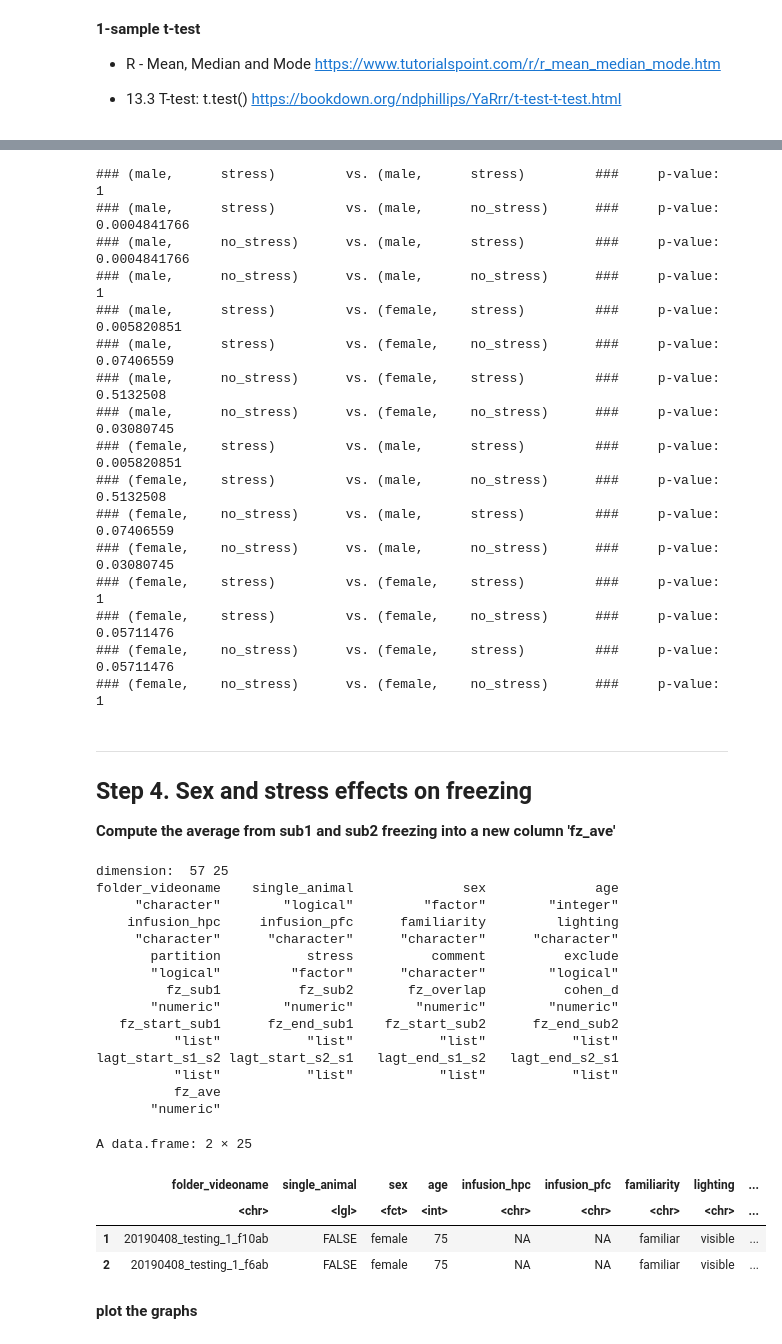
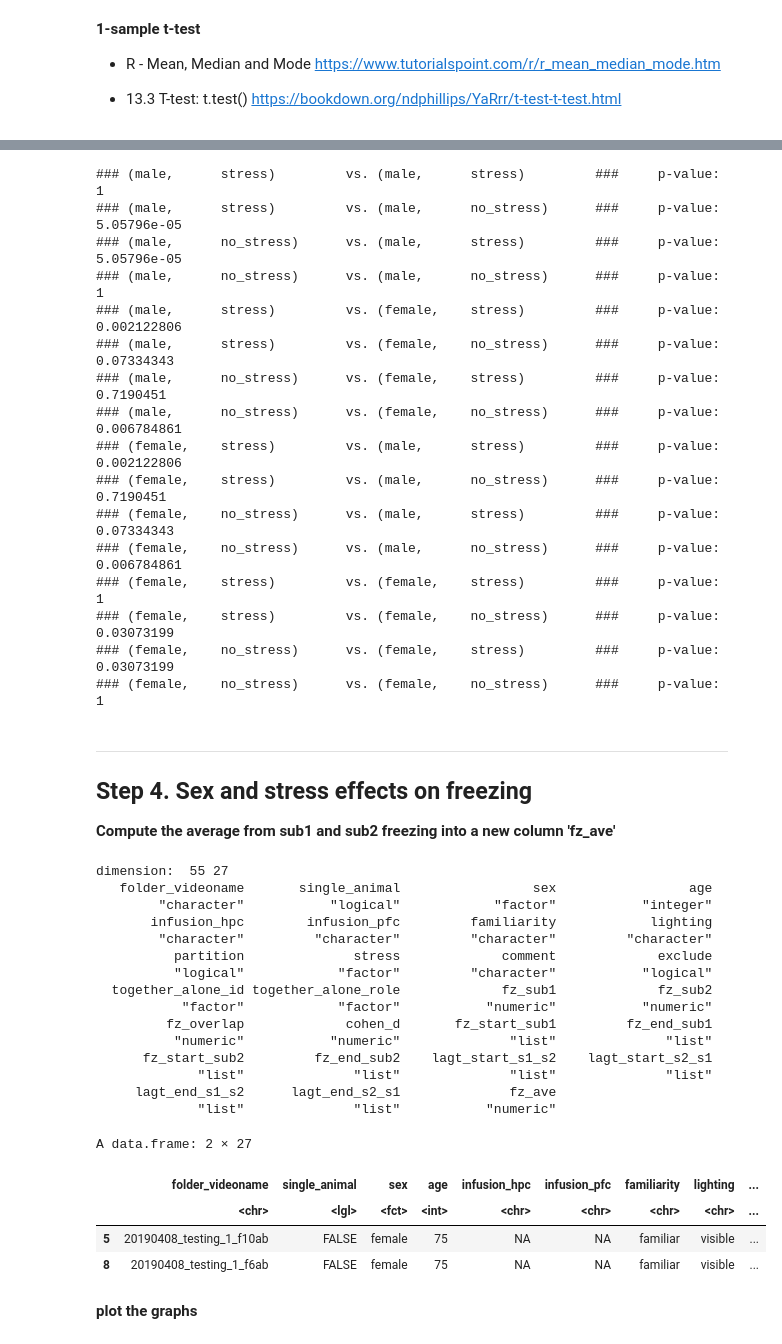
Before and after one commit to wataruito/synchro_freeze, a Jupyter notebook: 03r_analysis.ipynb, the cells around one changed output, grey strips where cells are left out. Drawn from its saved outputs; the diff is of its cells as text; code cells hidden in the pictures.

```diff
--- a/03r_analysis.ipynb
+++ b/03r_analysis.ipynb
@@ -555,7 +557,7 @@ two_sample_t_test <- function(df.input, y_col, xa1_col, xa1_value, xa2_col, xa2_
     temp.b = df.input[,y][df.input[,xb1]==xb1_value & df.input[,xb2]==xb2_value]
 
     cat(paste0('### (',xa1_value,", \t",xa2_value, ") \tvs. (", xb1_value, ", \t", xb2_value, ") \t###\t"))
-    temp.test <- t.test(temp.a, temp.b)
+    temp.test <- t.test(temp.a, temp.b, var.equal = TRUE)
     cat("p-value: ",temp.test[["p.value"]],"\n")
     # detailed information
     #print(temp.test)
@@ -571,20 +573,20 @@ for (sex1 in c("male", "female")){
 }}}}
 # %% [output]
 ### (male,      stress)         vs. (male,      stress)         ###     p-value:  1
-### (male,      stress)         vs. (male,      no_stress)      ###     p-value:  0.0004841766
-### (male,      no_stress)      vs. (male,      stress)         ###     p-value:  0.0004841766
+### (male,      stress)         vs. (male,      no_stress)      ###     p-value:  5.05796e-05
+### (male,      no_stress)      vs. (male,      stress)         ###     p-value:  5.05796e-05
 ### (male,      no_stress)      vs. (male,      no_stress)      ###     p-value:  1
-### (male,      stress)         vs. (female,    stress)         ###     p-value:  0.005820851
-### (male,      stress)         vs. (female,    no_stress)      ###     p-value:  0.07406559
-### (male,      no_stress)      vs. (female,    stress)         ###     p-value:  0.5132508
-### (male,      no_stress)      vs. (female,    no_stress)      ###     p-value:  0.03080745
-### (female,    stress)         vs. (male,      stress)         ###     p-value:  0.005820851
-### (female,    stress)         vs. (male,      no_stress)      ###     p-value:  0.5132508
-### (female,    no_stress)      vs. (male,      stress)         ###     p-value:  0.07406559
-### (female,    no_stress)      vs. (male,      no_stress)      ###     p-value:  0.03080745
+### (male,      stress)         vs. (female,    stress)         ###     p-value:  0.002122806
+### (male,      stress)         vs. (female,    no_stress)      ###     p-value:  0.07334343
+### (male,      no_stress)      vs. (female,    stress)         ###     p-value:  0.7190451
+### (male,      no_stress)      vs. (female,    no_stress)      ###     p-value:  0.006784861
+### (female,    stress)         vs. (male,      stress)         ###     p-value:  0.002122806
+### (female,    stress)         vs. (male,      no_stress)      ###     p-value:  0.7190451
+### (female,    no_stress)      vs. (male,      stress)         ###     p-value:  0.07334343
+### (female,    no_stress)      vs. (male,      no_stress)      ###     p-value:  0.006784861
 ### (female,    stress)         vs. (female,    stress)         ###     p-value:  1
-### (female,    stress)         vs. (female,    no_stress)      ###     p-value:  0.05711476
-### (female,    no_stress)      vs. (female,    stress)         ###     p-value:  0.05711476
+### (female,    stress)         vs. (female,    no_stress)      ###     p-value:  0.03073199
+### (female,    no_stress)      vs. (female,    stress)         ###     p-value:  0.03073199
 ### (female,    no_stress)      vs. (female,    no_stress)      ###     p-value:  1
 # %% [markdown]
 ---
@@ -593,30 +595,36 @@ for (sex1 in c("male", "female")){
 # %%
 df.set1['fz_ave'] = (df.set1['fz_sub1'] + df.set1['fz_sub2']) / 2
 
 #######################################
 # Display summary
 dis_summary(df.set1)
+
+# Output data frame as well as Excel file (not included columns of list)
+df.input = df.set1
+path = "C:/Users/User/Dropbox/Jupyter/wataru/synchro_freeze"
+base= "data_set1"
+save_files(df.input,path,base)
 # %% [output]
-dimension:  57 25
-folder_videoname    single_animal              sex              age
-     "character"        "logical"         "factor"        "integer"
-    infusion_hpc     infusion_pfc      familiarity         lighting
-     "character"      "character"      "character"      "character"
-       partition           stress          comment          exclude
-       "logical"         "factor"      "character"        "logical"
-         fz_sub1          fz_sub2       fz_overlap          cohen_d
-       "numeric"        "numeric"        "numeric"        "numeric"
-   fz_start_sub1      fz_end_sub1    fz_start_sub2      fz_end_sub2
-          "list"           "list"           "list"           "list"
-lagt_start_s1_s2 lagt_start_s2_s1   lagt_end_s1_s2   lagt_end_s2_s1
-          "list"           "list"           "list"           "list"
-          fz_ave
-       "numeric"
+dimension:  55 27
+   folder_videoname       single_animal                 sex                 age
+        "character"           "logical"            "factor"           "integer"
+       infusion_hpc        infusion_pfc         familiarity            lighting
+        "character"         "character"         "character"         "character"
+          partition              stress             comment             exclude
+          "logical"            "factor"         "character"           "logical"
+  together_alone_id together_alone_role             fz_sub1             fz_sub2
+           "factor"            "factor"           "numeric"           "numeric"
+         fz_overlap             cohen_d       fz_start_sub1         fz_end_sub1
+          "numeric"           "numeric"              "list"              "list"
+      fz_start_sub2         fz_end_sub2    lagt_start_s1_s2    lagt_start_s2_s1
+             "list"              "list"              "list"              "list"
+     lagt_end_s1_s2      lagt_end_s2_s1              fz_ave
+             "list"              "list"           "numeric"
-A data.frame: 2 × 25
+A data.frame: 2 × 27
 |  | folder_videoname | single_animal | sex | age | infusion_hpc | infusion_pfc | familiarity | lighting | ... |
 |  | <chr> | <lgl> | <fct> | <int> | <chr> | <chr> | <chr> | <chr> | ... |
-| 1 | 20190408_testing_1_f10ab | FALSE | female | 75 | NA | NA | familiar | visible | ... |
-| 2 | 20190408_testing_1_f6ab | FALSE | female | 75 | NA | NA | familiar | visible | ... |
+| 5 | 20190408_testing_1_f10ab | FALSE | female | 75 | NA | NA | familiar | visible | ... |
+| 8 | 20190408_testing_1_f6ab | FALSE | female | 75 | NA | NA | familiar | visible | ... |
 # %% [markdown]
 **plot the graphs**
 # %%
```
Also changed, not shown: parts of 11 cells of this notebook.
